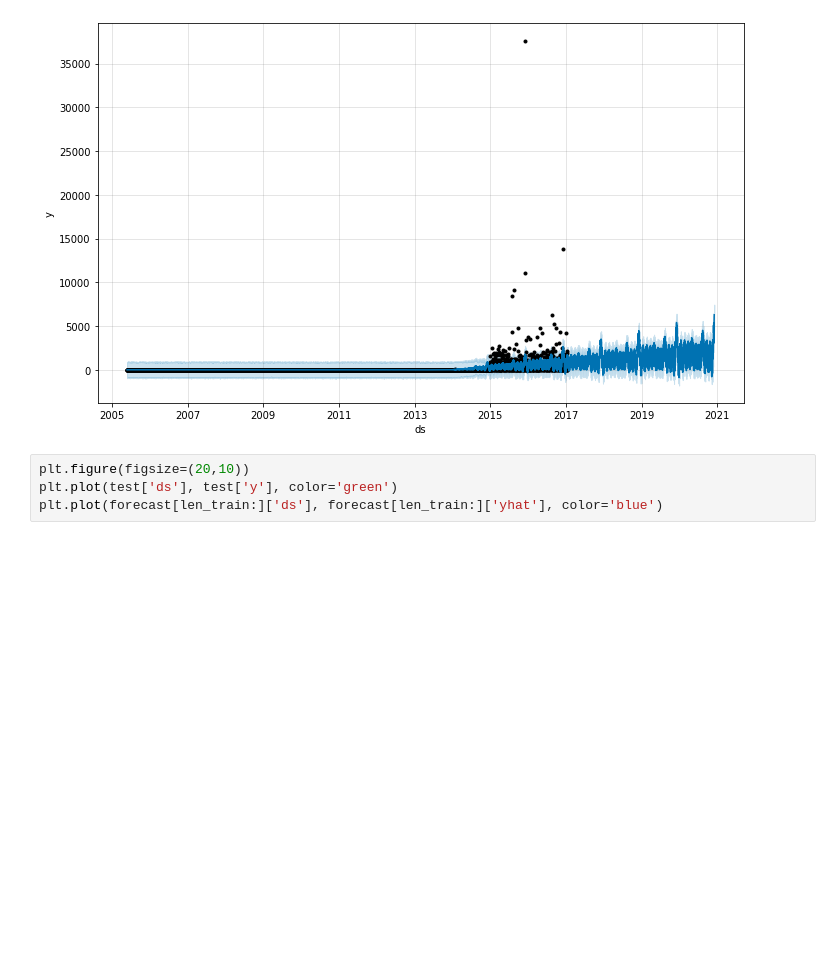
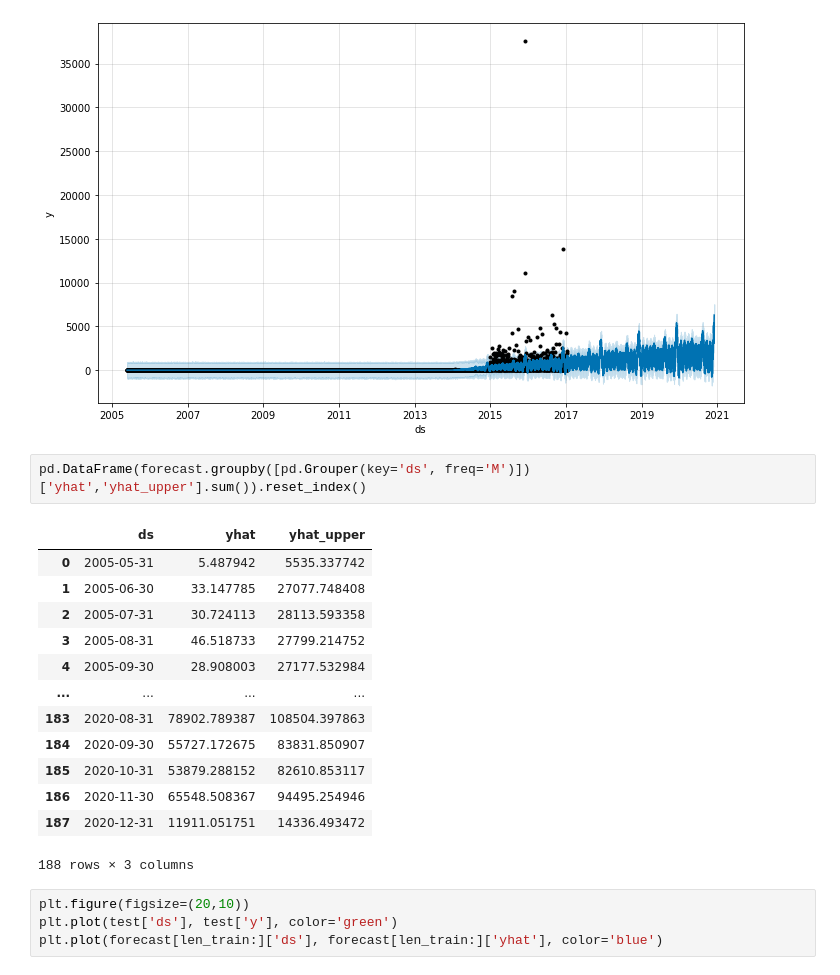
Before and after one commit to Infinions/ml-data-analytics, a Jupyter notebook: testing_datasets/Dataset_Manipulation_Prototype.ipynb, the cells around one changed output. Saved outputs shown, nothing was run; the diff lists cells and outputs as text; blank space fills up the shorter version.

```diff
--- a/testing_datasets/Dataset_Manipulation_Prototype.ipynb
+++ b/testing_datasets/Dataset_Manipulation_Prototype.ipynb
@@ -288,6 +318,22 @@ See the caveats in the documentation: https://pandas.pydata.org/pandas-docs/stab
   pr_data['ds'] = pd.to_datetime(pr_data['ds'])
 INFO:fbprophet:Disabling daily seasonality. Run prophet with daily_seasonality=True to override this.
 [figure]
+# %%
+pd.DataFrame(forecast.groupby([pd.Grouper(key='ds', freq='M')])['yhat','yhat_upper'].sum()).reset_index()
+# %% [output]
+|  | ds | yhat | yhat_upper |
+| 0 | 2005-05-31 | 5.487942 | 5535.337742 |
+| 1 | 2005-06-30 | 33.147785 | 27077.748408 |
+| 2 | 2005-07-31 | 30.724113 | 28113.593358 |
+| 3 | 2005-08-31 | 46.518733 | 27799.214752 |
+| 4 | 2005-09-30 | 28.908003 | 27177.532984 |
+| ... | ... | ... | ... |
+| 183 | 2020-08-31 | 78902.789387 | 108504.397863 |
+| 184 | 2020-09-30 | 55727.172675 | 83831.850907 |
+| 185 | 2020-10-31 | 53879.288152 | 82610.853117 |
+| 186 | 2020-11-30 | 65548.508367 | 94495.254946 |
+| 187 | 2020-12-31 | 11911.051751 | 14336.493472 |
+188 rows × 3 columns
 # %%
 plt.figure(figsize=(20,10))
 plt.plot(test['ds'], test['y'], color='green')
```
Also changed, not shown: parts of 14 cells of this notebook, 4 other files.
